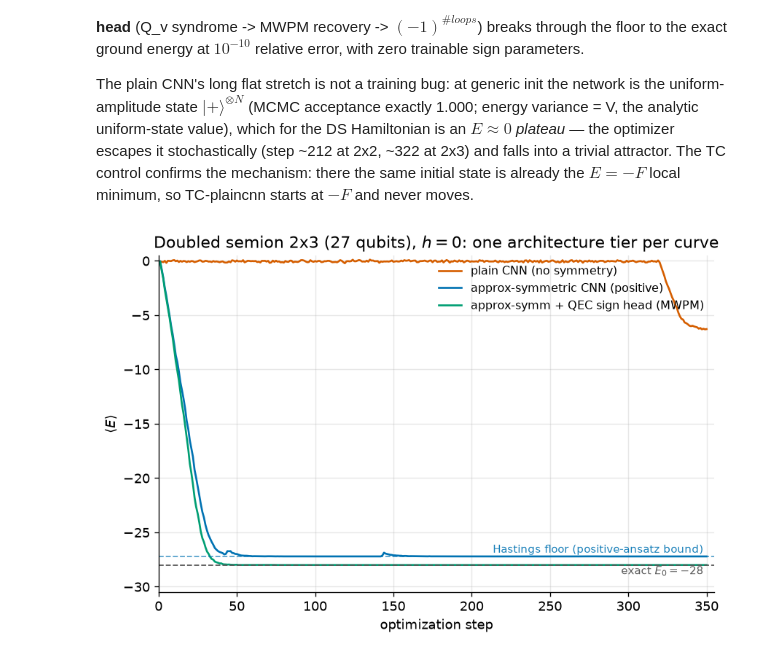
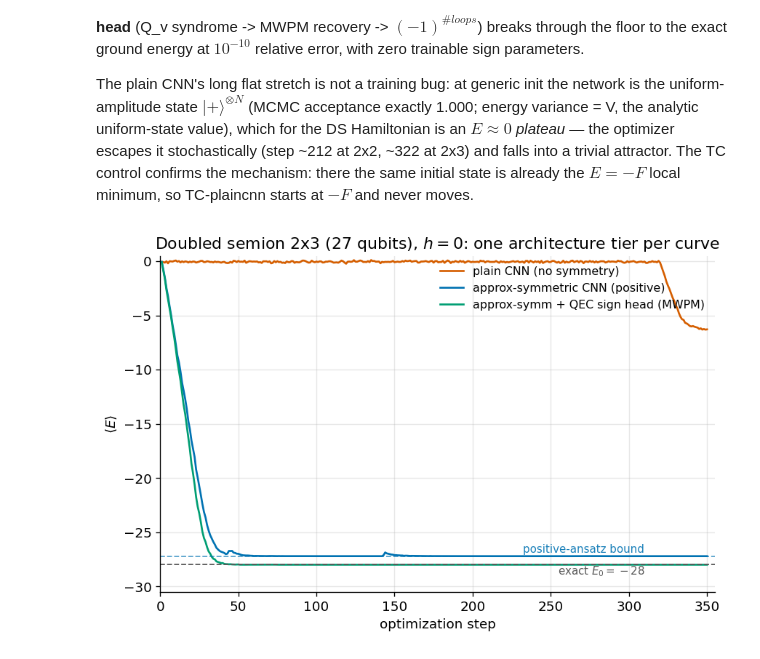
Before and after one commit to SanzharBissenali/2D-TC, a Jupyter notebook: analysis/05_phase4b_plane.ipynb, the cells around one changed output. Drawn from its saved outputs; the diff is of its cells as text; code cells hidden in the pictures.

Commit message:
notebook: learning-curve labels — 'positive-ansatz bound', shifted left of curves
Co-Authored-By: Claude Fable 5 <noreply@anthropic.com>

```diff
--- a/analysis/05_phase4b_plane.ipynb
+++ b/analysis/05_phase4b_plane.ipynb
@@ -389,25 +389,25 @@ at $-F$ and never moves.
 # %%
 # learning curves: plain CNN vs approx-symm CNN vs approx-symm + QEC head (DS 2x3, h=0)
 E0_2x3 = -28.0
 FLOOR_2x3 = -27.2189973793          # exact positive-ansatz (Hastings) floor, pre-registered
 TIERS = [('plaincnn', 'plain CNN (no symmetry)',            '#D55E00'),
          ('cnn',      'approx-symmetric CNN (positive)',    '#0072B2'),
          ('cnnqB',    'approx-symm + QEC sign head (MWPM)', '#009E73')]
 
 fig, ax = plt.subplots(figsize=(8.2, 5.0))
 for arm, label, col in TIERS:
     tr = json.load(open(f'results/nqs/G-equiv_1_hc2x3_ds_h0_{arm}.json'))
     e = np.asarray(tr['energy'], dtype=float)
     ax.plot(np.arange(1, len(e) + 1), e, lw=1.6, color=col, label=label)
 ax.axhline(FLOOR_2x3, ls='--', lw=1.1, color='#0072B2', alpha=0.65)
 ax.axhline(E0_2x3, ls='--', lw=1.1, color='0.35')
-ax.text(348, FLOOR_2x3 + 0.35, 'Hastings floor (positive-ansatz bound)',
+ax.text(310, FLOOR_2x3 + 0.35, 'positive-ansatz bound',
         ha='right', fontsize=9, color='#0072B2', alpha=0.9)
-ax.text(348, E0_2x3 - 0.9, 'exact $E_0 = -28$', ha='right', fontsize=9, color='0.35')
+ax.text(310, E0_2x3 - 0.9, 'exact $E_0 = -28$', ha='right', fontsize=9, color='0.35')
 ax.set(xlabel='optimization step', ylabel=r'$\langle E \rangle$',
        title='Doubled semion 2x3 (27 qubits), $h = 0$: one architecture tier per curve',
        xlim=(0, 355), ylim=(-30.5, 0.5))
 ax.legend(loc='upper right', frameon=False, fontsize=9.5)
 fig.savefig(f"{FIGDIR}/phase4c_learning_curves_h0.png", dpi=300, bbox_inches="tight")
 # %% [output]
-[figure, old version]
+[figure, new version]
```
